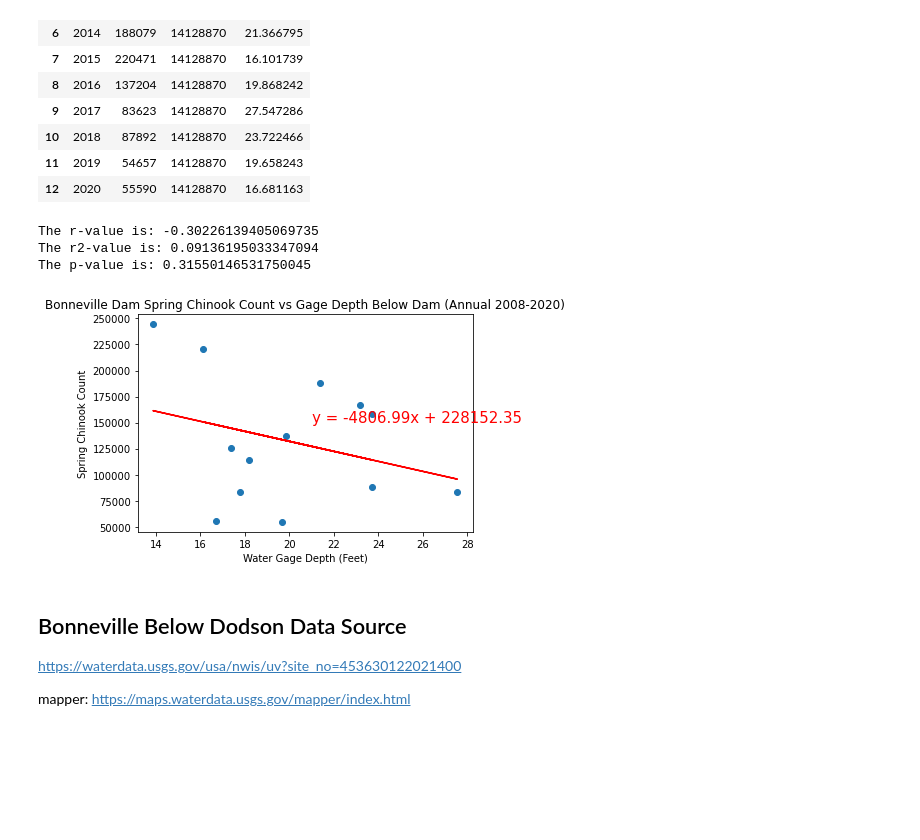
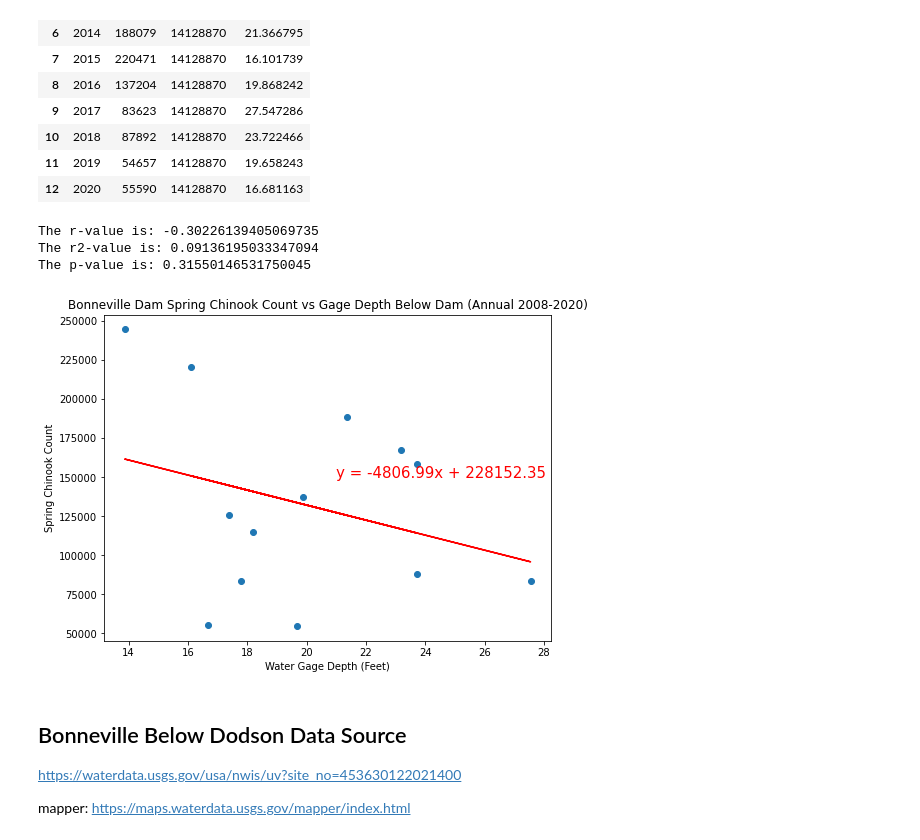
Before and after one commit to jayhjman/bootcamp-project1, a Jupyter notebook: Below-Bonneville-Visual-Final.ipynb, the cells around one changed output. Drawn from its saved outputs; the diff is of its cells as text; code cells hidden in the pictures; blank space fills up the shorter version.

```diff
--- a/Below-Bonneville-Visual-Final.ipynb
+++ b/Below-Bonneville-Visual-Final.ipynb
@@ -245,28 +246,28 @@ merged_bonneville_salmon_data_df
 # %%
 # Plot a scatter and regression of river depth and salmon counts to see if any correlation
 
 slope, intercept, rvalue, pvalue, stderr = linregress(merged_bonneville_salmon_data_df["Gage_Mean"],
                                                       merged_bonneville_salmon_data_df["Chin"])
 regress_values =merged_bonneville_salmon_data_df["Gage_Mean"] * slope + intercept
 line_eq = "y = " + str(round(slope,2)) + "x + " + str(round(intercept,2))
 print(f"The r-value is: {rvalue}")
 print(f"The r2-value is: {rvalue**2}")
 print(f"The p-value is: {pvalue}")
 
-fig, ax = plt.subplots()
+fig, ax = plt.subplots(figsize=(8,6))
 ax.set_xlabel("Water Gage Depth (Feet)")
 ax.set_ylabel("Spring Chinook Count")
 ax.set_title("Bonneville Dam Spring Chinook Count vs Gage Depth Below Dam (Annual 2008-2020)")
 ax.annotate(line_eq, (21,150000), fontsize=15, color="red")
 ax.plot(merged_bonneville_salmon_data_df["Gage_Mean"], regress_values, "r-")
 ax.scatter(merged_bonneville_salmon_data_df["Gage_Mean"], merged_bonneville_salmon_data_df["Chin"])
 plt.savefig(annual_image_path + "bonn_below_annual_scatter_gage.png")
 plt.show()
 # %% [output]
 The r-value is: -0.30226139405069735
 The r2-value is: 0.09136195033347094
 The p-value is: 0.31550146531750045
-[figure, old version]
+[figure, new version]
 # %% [markdown]
 ## Bonneville Below Dodson Data Source
 
```
Also changed, not shown: parts of 6 cells of this notebook, 7 other files.
